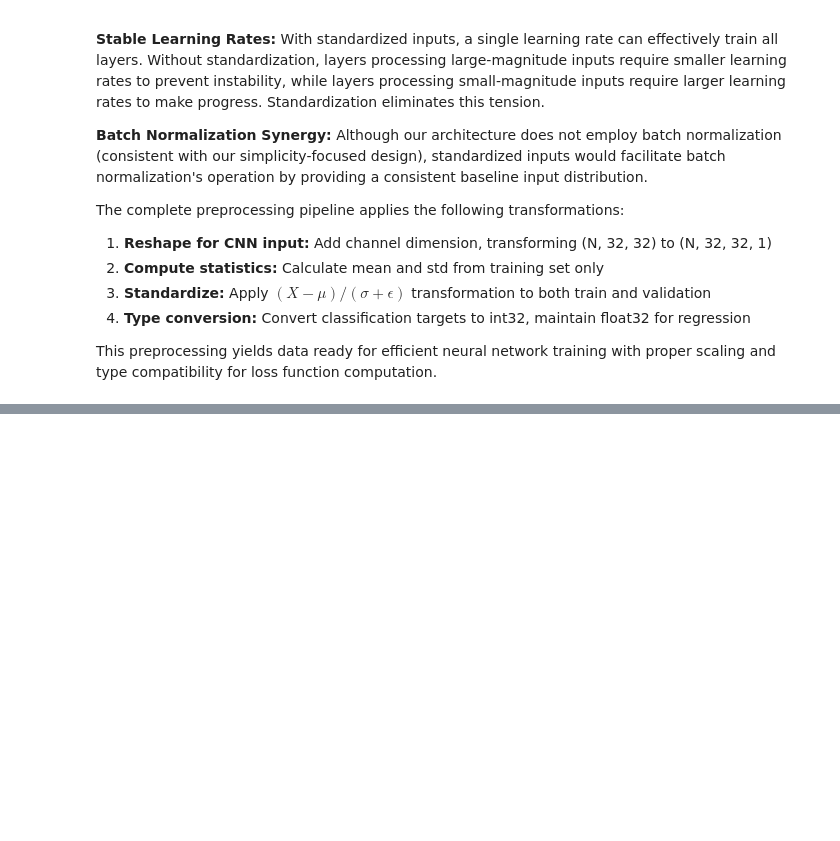
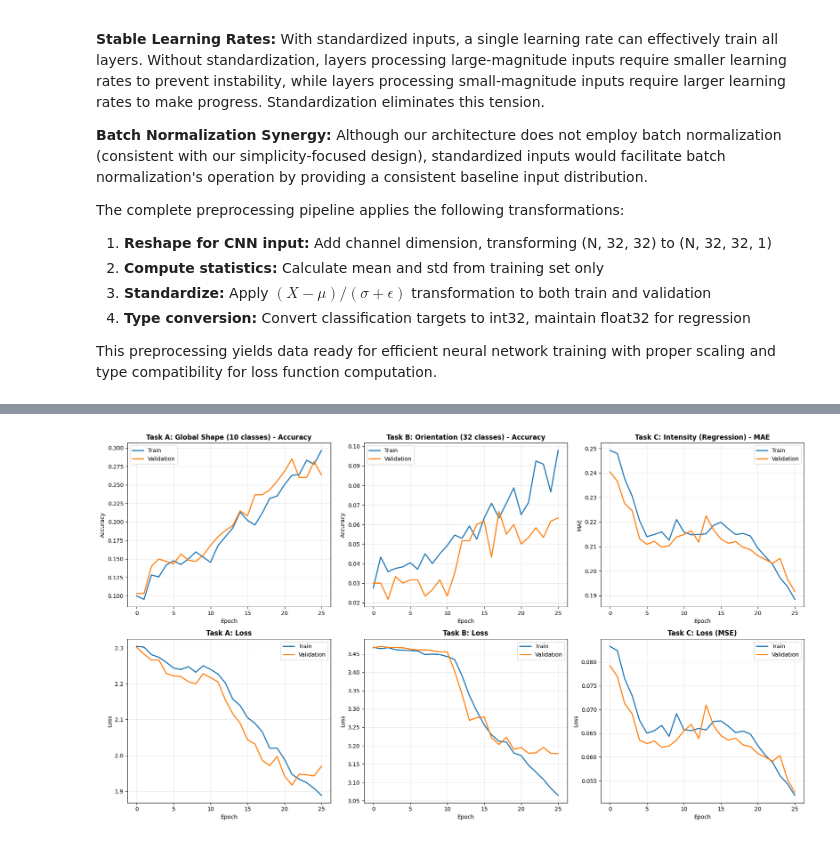
Before and after one commit to mikenk2010/COSC3007_Multi-Task-Learning-MTL, a Jupyter notebook: submission_s3715228_s3343711_s4139514.ipynb, the cells around one changed output, grey strips where cells are left out. Saved outputs shown, nothing was run; the diff lists cells and outputs as text; code cells hidden in the pictures; blank space fills up the shorter version.

```diff
--- a/submission_s3715228_s3343711_s4139514.ipynb
+++ b/submission_s3715228_s3343711_s4139514.ipynb
@@ -148,14 +159,21 @@ try:
     import numpy as np
     import tensorflow as tf
     from tensorflow import keras
-    from tensorflow.keras import layers, models, callbacks
+    from tensorflow.keras import layers, models
+    from tensorflow.keras.layers import Input, Conv2D, BatchNormalization, Activation, MaxPooling2D
+    from tensorflow.keras.layers import GlobalAveragePooling2D, Dense, Dropout, Concatenate, Add
+    from tensorflow.keras.models import Model, Sequential
+    from tensorflow.keras.optimizers import Adam
+    from tensorflow.keras.callbacks import EarlyStopping, ReduceLROnPlateau
+    from sklearn.model_selection import train_test_split
+    from sklearn.preprocessing import StandardScaler
+    from scipy.ndimage import center_of_mass
     import matplotlib.pyplot as plt
-    import seaborn as sns
-    from sklearn.model_selection import train_test_split
-    from sklearn.metrics import confusion_matrix, classification_report, precision_recall_fscore_support
+    import warnings
     import os
     import random
-    import warnings
+    import numpy as np
+    import pandas as pd
 
     # Suppress warnings for cleaner output
     warnings.filterwarnings('ignore')
@@ -171,7 +189,7 @@ try:
     # Group ID for model file naming
     GROUP_ID = "s3715228_s3343711_s4139514"
     MODEL_NAME = f"model_{GROUP_ID}.h5"
-
+    LOAD_PRETRAINED = False
     # Print versions for reproducibility
     print("=" * 60)
     print("ENVIRONMENT SETUP")
@@ -3340,0 +1000,77 @@ The journey from problem formulation through architecture design, training, and
+# %%
+# Plot training history (only if model was trained from scratch)
+if history_mtl is not None:
+    fig, axes = plt.subplots(2, 3, figsize=(18, 10))
+
+    # Task A - Accuracy
+    axes[0, 0].plot(history_mtl.history['output_A_accuracy'], label='Train', linewidth=2)
+    axes[0, 0].plot(history_mtl.history['val_output_A_accuracy'], label='Validation', linewidth=2)
+    axes[0, 0].set_title('Task A: Global Shape (10 classes) - Accuracy', fontsize=12, fontweight='bold')
+    axes[0, 0].set_xlabel('Epoch')
+    axes[0, 0].set_ylabel('Accuracy')
+    axes[0, 0].legend()
+    axes[0, 0].grid(True, alpha=0.3)
+
+    # Task A - Loss
+    axes[1, 0].plot(history_mtl.history['output_A_loss'], label='Train', linewidth=2)
+    axes[1, 0].plot(history_mtl.history['val_output_A_loss'], label='Validation', linewidth=2)
+    axes[1, 0].set_title('Task A: Loss', fontsize=12, fontweight='bold')
+    axes[1, 0].set_xlabel('Epoch')
+    axes[1, 0].set_ylabel('Loss')
+    axes[1, 0].legend()
+    axes[1, 0].grid(True, alpha=0.3)
+
+    # Task B - Accuracy
+    axes[0, 1].plot(history_mtl.history['output_B_accuracy'], label='Train', linewidth=2)
+    axes[0, 1].plot(history_mtl.history['val_output_B_accuracy'], label='Validation', linewidth=2)
+    axes[0, 1].set_title('Task B: Orientation (32 classes) - Accuracy', fontsize=12, fontweight='bold')
+    axes[0, 1].set_xlabel('Epoch')
+    axes[0, 1].set_ylabel('Accuracy')
+    axes[0, 1].legend()
+    axes[0, 1].grid(True, alpha=0.3)
+
+    # Task B - Loss
+    axes[1, 1].plot(history_mtl.history['output_B_loss'], label='Train', linewidth=2)
+    axes[1, 1].plot(history_mtl.history['val_output_B_loss'], label='Validation', linewidth=2)
+    axes[1, 1].set_title('Task B: Loss', fontsize=12, fontweight='bold')
+    axes[1, 1].set_xlabel('Epoch')
+    axes[1, 1].set_ylabel('Loss')
+    axes[1, 1].legend()
+    axes[1, 1].grid(True, alpha=0.3)
+
+    # Task C - MAE
+    axes[0, 2].plot(history_mtl.history['output_C_mae'], label='Train', linewidth=2)
+    axes[0, 2].plot(history_mtl.history['val_output_C_mae'], label='Validation', linewidth=2)
+    axes[0, 2].set_title('Task C: Intensity (Regression) - MAE', fontsize=12, fontweight='bold')
+    axes[0, 2].set_xlabel('Epoch')
+    axes[0, 2].set_ylabel('MAE')
+    axes[0, 2].legend()
+    axes[0, 2].grid(True, alpha=0.3)
+
+    # Task C - Loss
+    axes[1, 2].plot(history_mtl.history['output_C_loss'], label='Train', linewidth=2)
+    axes[1, 2].plot(history_mtl.history['val_output_C_loss'], label='Validation', linewidth=2)
+    axes[1, 2].set_title('Task C: Loss (MSE)', fontsize=12, fontweight='bold')
+    axes[1, 2].set_xlabel('Epoch')
+    axes[1, 2].set_ylabel('Loss')
+    axes[1, 2].legend()
+    axes[1, 2].grid(True, alpha=0.3)
+
+    plt.tight_layout()
+    plt.show()
+
+    print("=" * 60)
+    print("Training Summary:")
+    print("=" * 60)
+    print(f"Total epochs run: {len(history_mtl.history['output_A_accuracy'])}")
+    print(f"Best Task A val accuracy: {max(history_mtl.history['val_output_A_accuracy']):.4f}")
+    print(f"Best Task B val accuracy: {max(history_mtl.history['val_output_B_accuracy']):.4f}")
+    print(f"Best Task C val MAE: {min(history_mtl.history['val_output_C_mae']):.4f}")
+    print("=" * 60)
+else:
+    print("=" * 70)
+    print("Training history not available (model was loaded from file)")
+    print("Skipping training curve plots")
+    print("=" * 70)
+# %% [output]
+[figure, added]
```
Also changed, not shown: parts of 57 cells of this notebook, 8 other files.
